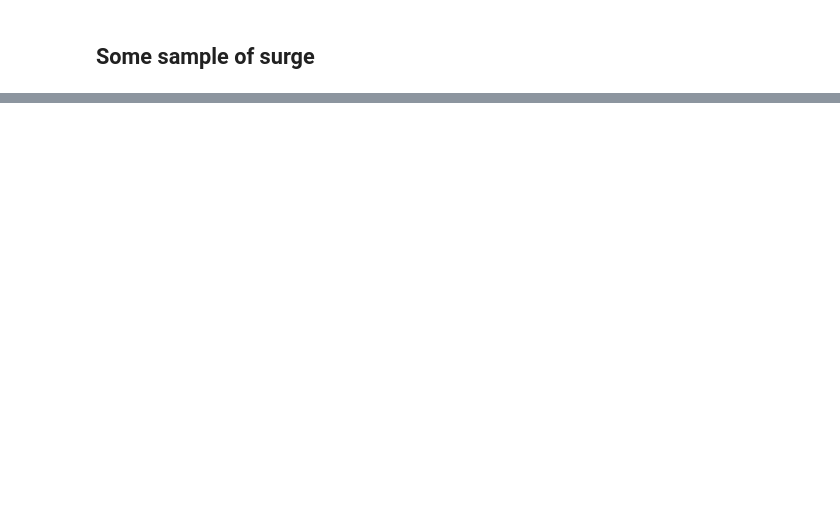
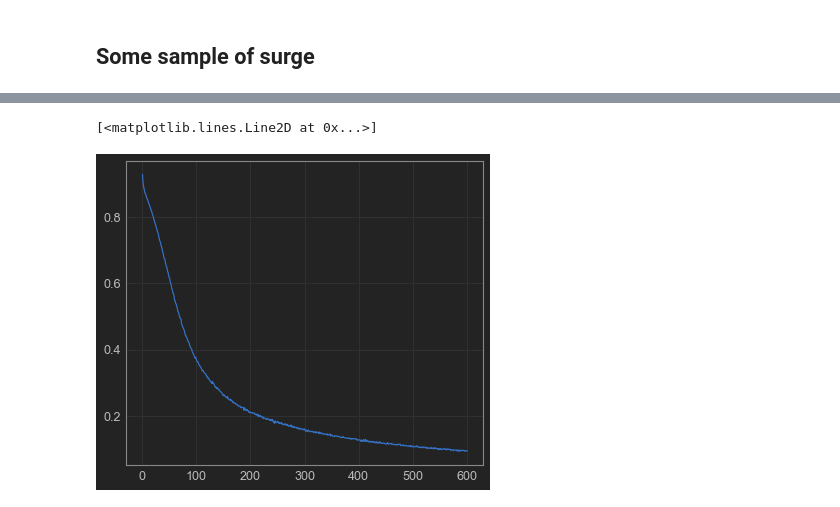
Before and after one commit to nralibera/Challenge-Data-ECL-2022, a Jupyter notebook: Surge forecast.ipynb, the cells around one changed output, grey strips where cells are left out. Drawn from its saved outputs; the diff is of its cells as text; code cells hidden in the pictures; blank space fills up the shorter version.

```diff
--- a/Surge forecast.ipynb
+++ b/Surge forecast.ipynb
@@ -61,0 +274,7 @@ Given sea level pressure fields (every 3h during 5 days) and the surge ( 2 times
+# %%
+model2 = build_cnn_model()
+model2.build(input_shape = x_train.shape)
+model2.compile(optimizer = tf.keras.optimizers.SGD(learning_rate=1e-2),
+              loss='MeanSquaredError',
+              metrics=['RootMeanSquaredError'])
+model2.summary()
@@ -61,0 +299,5 @@ Given sea level pressure fields (every 3h during 5 days) and the surge ( 2 times
+# %%
+##batch size
+BATCH_SIZE = 64
+EPOCHS = 600
+history2 = model2.fit(x=x_train, y=y_train[:,2:], batch_size= BATCH_SIZE,epochs=EPOCHS)
@@ -61,0 +322,5 @@ Given sea level pressure fields (every 3h during 5 days) and the surge ( 2 times
+# %%
+plt.plot(np.linspace(1,EPOCHS,EPOCHS),history2.history['loss'])
+# %% [output]
+[<matplotlib.lines.Line2D at 0x...>]
+[figure, added]
```
Also changed, not shown: parts of 56 cells of this notebook, 16 other files.
